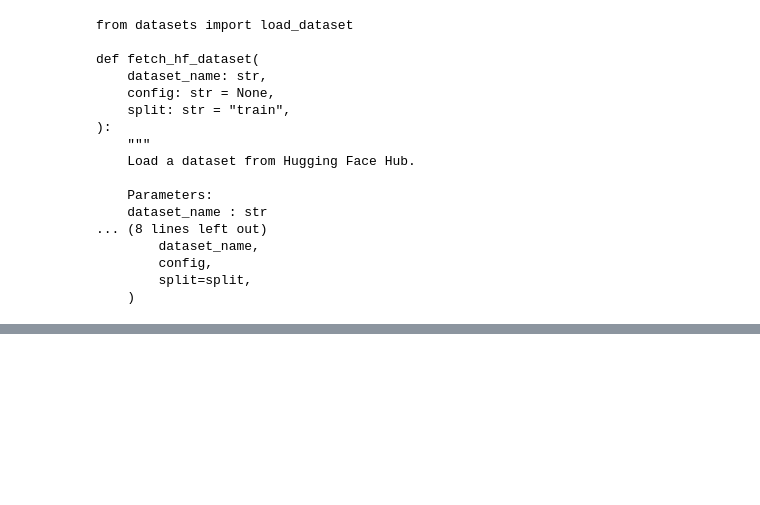
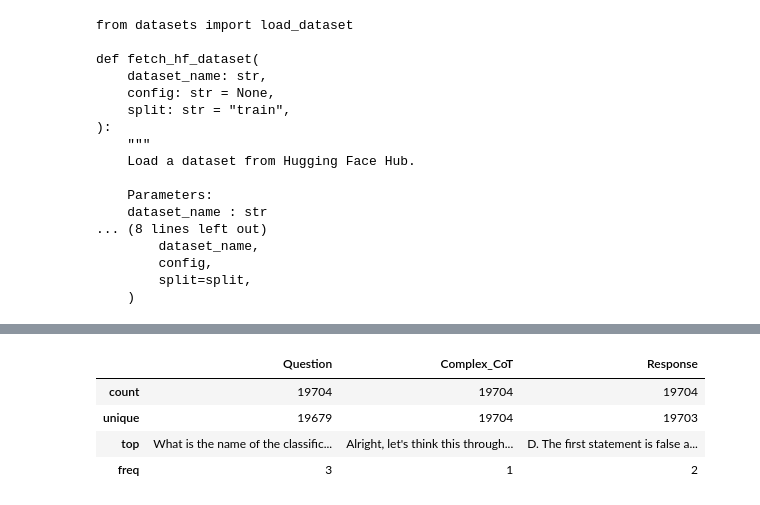
Before and after one commit to xueqingnie/ml-ai-portfolio, a Jupyter notebook: 01-medical-reasoning-llm/notebooks/01_data_cleaning.ipynb, the cells around one changed output, grey strips where cells are left out. Cells and saved outputs as stored; diff of their text form; code cells hidden in the pictures; blank space fills up the shorter version.

```diff
--- a/01-medical-reasoning-llm/notebooks/01_data_cleaning.ipynb
+++ b/01-medical-reasoning-llm/notebooks/01_data_cleaning.ipynb
@@ -71,0 +99,8 @@ def fetch_hf_dataset(
+# %%
+df.describe()
+# %% [output]
+|  | Question | Complex_CoT | Response |
+| count | 19704 | 19704 | 19704 |
+| unique | 19679 | 19704 | 19703 |
+| top | What is the name of the classific... | Alright, let's think this through... | D. The first statement is false a... |
+| freq | 3 | 1 | 2 |
```
Also changed, not shown: parts of 16 cells of this notebook.
